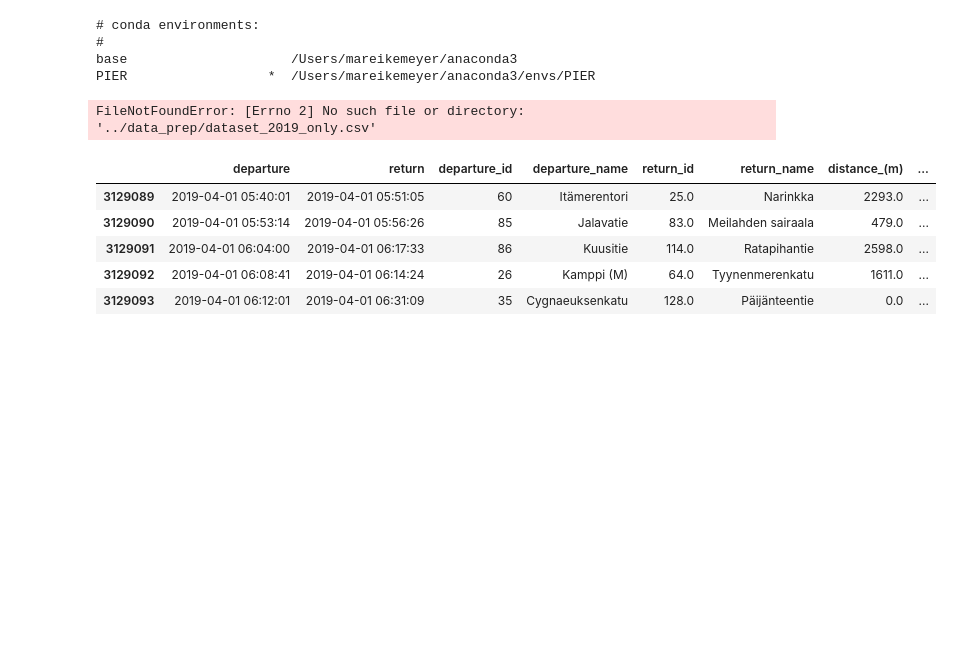
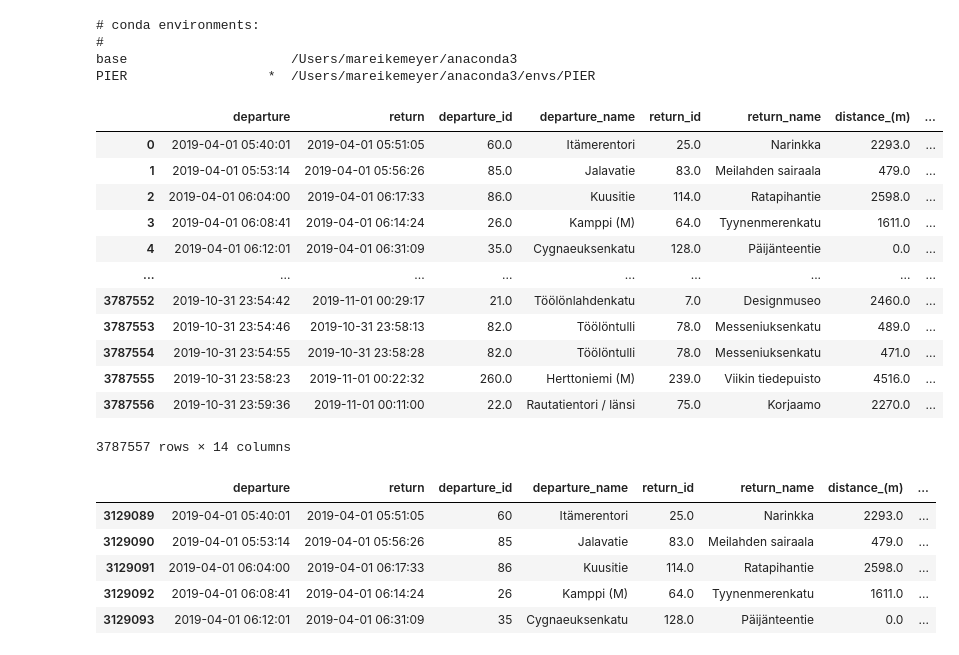
Before and after one commit to bistapf/helsinki-bikes-analysis, a Jupyter notebook: helsinki_bikes_analysis.ipynb, the cells around one changed output. Saved outputs shown, nothing was run; the diff lists cells and outputs as text; code cells hidden in the pictures; blank space fills up the shorter version.

Commit message:
corrected path to 2019 data

```diff
--- a/helsinki_bikes_analysis.ipynb
+++ b/helsinki_bikes_analysis.ipynb
@@ -13,12 +13,24 @@ import re
 import numpy as np
 # %%
 # Import data from csv file
-df = pd.read_csv('../data_prep/dataset_2019_only.csv')
+df = pd.read_csv('data_prep/dataset_2019_only.csv')
 
 # Print
 df
 # %% [output]
+|  | departure | return | departure_id | departure_name | return_id | return_name | distance_(m) | ... |
+| 0 | 2019-04-01 05:40:01 | 2019-04-01 05:51:05 | 60.0 | Itämerentori | 25.0 | Narinkka | 2293.0 | ... |
+| 1 | 2019-04-01 05:53:14 | 2019-04-01 05:56:26 | 85.0 | Jalavatie | 83.0 | Meilahden sairaala | 479.0 | ... |
+| 2 | 2019-04-01 06:04:00 | 2019-04-01 06:17:33 | 86.0 | Kuusitie | 114.0 | Ratapihantie | 2598.0 | ... |
+| 3 | 2019-04-01 06:08:41 | 2019-04-01 06:14:24 | 26.0 | Kamppi (M) | 64.0 | Tyynenmerenkatu | 1611.0 | ... |
+| 4 | 2019-04-01 06:12:01 | 2019-04-01 06:31:09 | 35.0 | Cygnaeuksenkatu | 128.0 | Päijänteentie | 0.0 | ... |
+| ... | ... | ... | ... | ... | ... | ... | ... | ... |
+| 3787552 | 2019-10-31 23:54:42 | 2019-11-01 00:29:17 | 21.0 | Töölönlahdenkatu | 7.0 | Designmuseo | 2460.0 | ... |
+| 3787553 | 2019-10-31 23:54:46 | 2019-10-31 23:58:13 | 82.0 | Töölöntulli | 78.0 | Messeniuksenkatu | 489.0 | ... |
+| 3787554 | 2019-10-31 23:54:55 | 2019-10-31 23:58:28 | 82.0 | Töölöntulli | 78.0 | Messeniuksenkatu | 471.0 | ... |
+| 3787555 | 2019-10-31 23:58:23 | 2019-11-01 00:22:32 | 260.0 | Herttoniemi (M) | 239.0 | Viikin tiedepuisto | 4516.0 | ... |
+| 3787556 | 2019-10-31 23:59:36 | 2019-11-01 00:11:00 | 22.0 | Rautatientori / länsi | 75.0 | Korjaamo | 2270.0 | ... |
-FileNotFoundError: [Errno 2] No such file or directory: '../data_prep/dataset_2019_only.csv'
+3787557 rows × 14 columns
 # %%
 #clean
 # Replace spaces with underscores in column names
```
